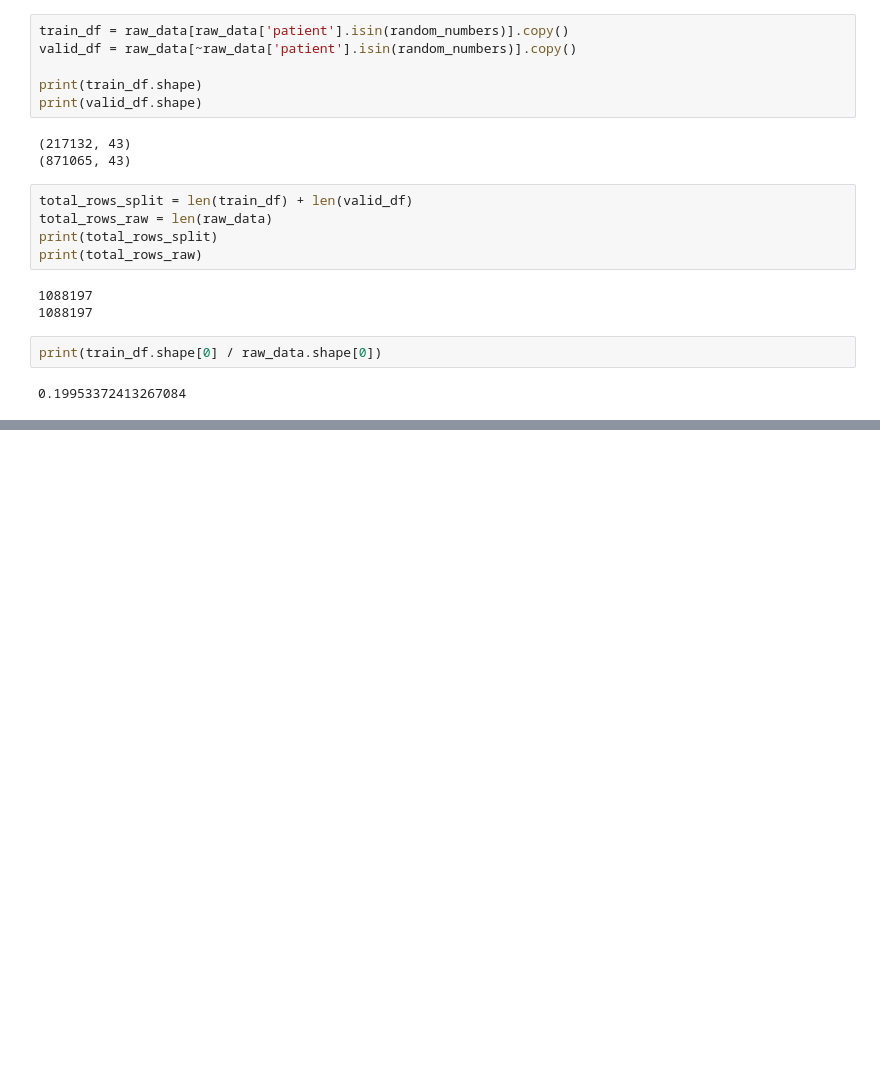
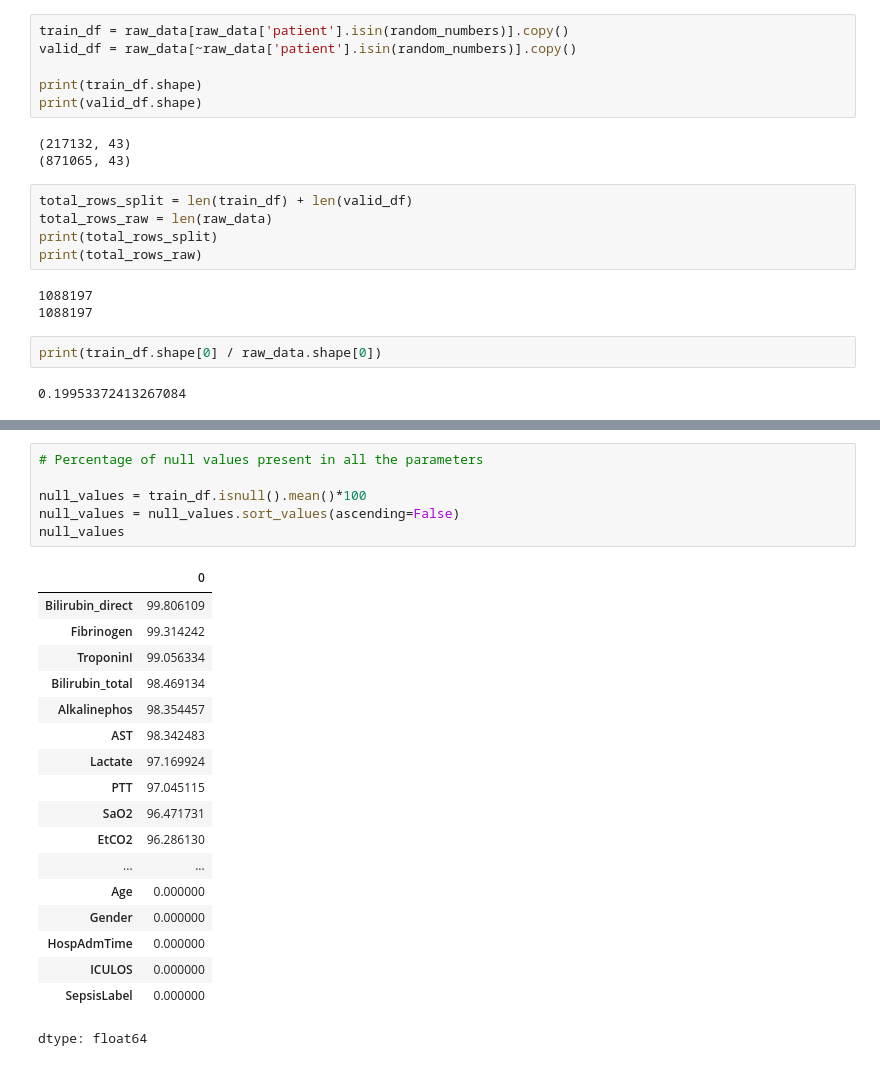
Before and after one commit to pineapple-666/Detect-Sepsis-in-Patients-Before-it-Emerges, a Jupyter notebook: notebook/Step1_Data_Exploring.ipynb, the cells around one changed output, grey strips where cells are left out. Drawn from its saved outputs; the diff is of its cells as text; blank space fills up the shorter version.

```diff
--- a/notebook/Step1_Data_Exploring.ipynb
+++ b/notebook/Step1_Data_Exploring.ipynb
@@ -92,0 +126,25 @@ print(train_df.shape[0] / raw_data.shape[0])
+# %%
+# Percentage of null values present in all the parameters
+
+null_values = train_df.isnull().mean()*100
+null_values = null_values.sort_values(ascending=False)
+null_values
+# %% [output]
+|  | 0 |
+| Bilirubin_direct | 99.806109 |
+| Fibrinogen | 99.314242 |
+| TroponinI | 99.056334 |
+| Bilirubin_total | 98.469134 |
+| Alkalinephos | 98.354457 |
+| AST | 98.342483 |
+| Lactate | 97.169924 |
+| PTT | 97.045115 |
+| SaO2 | 96.471731 |
+| EtCO2 | 96.286130 |
+| ... | ... |
+| Age | 0.000000 |
+| Gender | 0.000000 |
+| HospAdmTime | 0.000000 |
+| ICULOS | 0.000000 |
+| SepsisLabel | 0.000000 |
+dtype: float64
```
Also changed, not shown: parts of 8 cells of this notebook.
